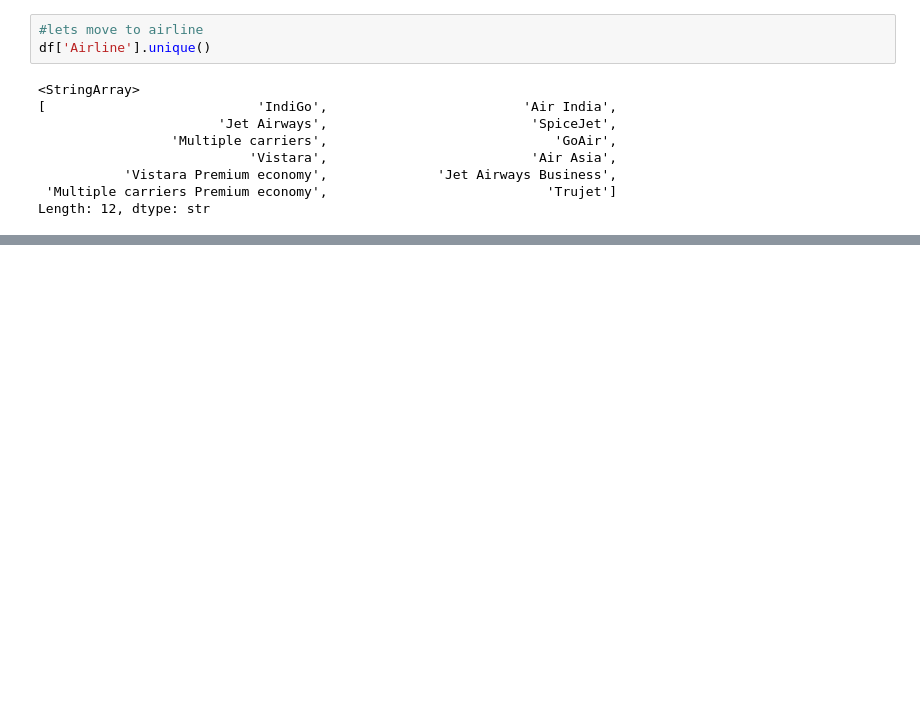
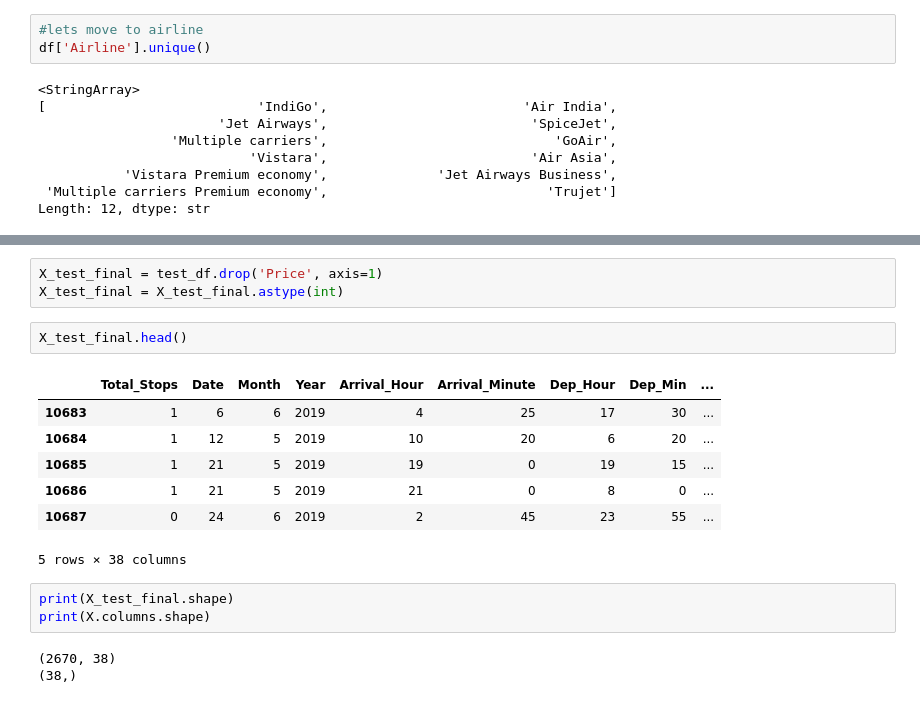
Before and after one commit to Devasiya/flight-price-analysis, a Jupyter notebook: flight_price_prediction.ipynb, the cells around one changed output, grey strips where cells are left out. Saved outputs shown, nothing was run; the diff lists cells and outputs as text; blank space fills up the shorter version.

```diff
--- a/flight_price_prediction.ipynb
+++ b/flight_price_prediction.ipynb
@@ -564,0 +566,19 @@ pd.get_dummies(df,columns=['Airline','Source','Destination','Additional_Info'],d
+# %%
+X_test_final = test_df.drop('Price', axis=1)
+X_test_final = X_test_final.astype(int)
+# %%
+X_test_final.head()
+# %% [output]
+|  | Total_Stops | Date | Month | Year | Arrival_Hour | Arrival_Minute | Dep_Hour | Dep_Min | ... |
+| 10683 | 1 | 6 | 6 | 2019 | 4 | 25 | 17 | 30 | ... |
+| 10684 | 1 | 12 | 5 | 2019 | 10 | 20 | 6 | 20 | ... |
+| 10685 | 1 | 21 | 5 | 2019 | 19 | 0 | 19 | 15 | ... |
+| 10686 | 1 | 21 | 5 | 2019 | 21 | 0 | 8 | 0 | ... |
+| 10687 | 0 | 24 | 6 | 2019 | 2 | 45 | 23 | 55 | ... |
+5 rows × 38 columns
+# %%
+print(X_test_final.shape)
+print(X.columns.shape)
+# %% [output]
+(2670, 38)
+(38,)
```
Also changed, not shown: parts of 18 cells of this notebook.
